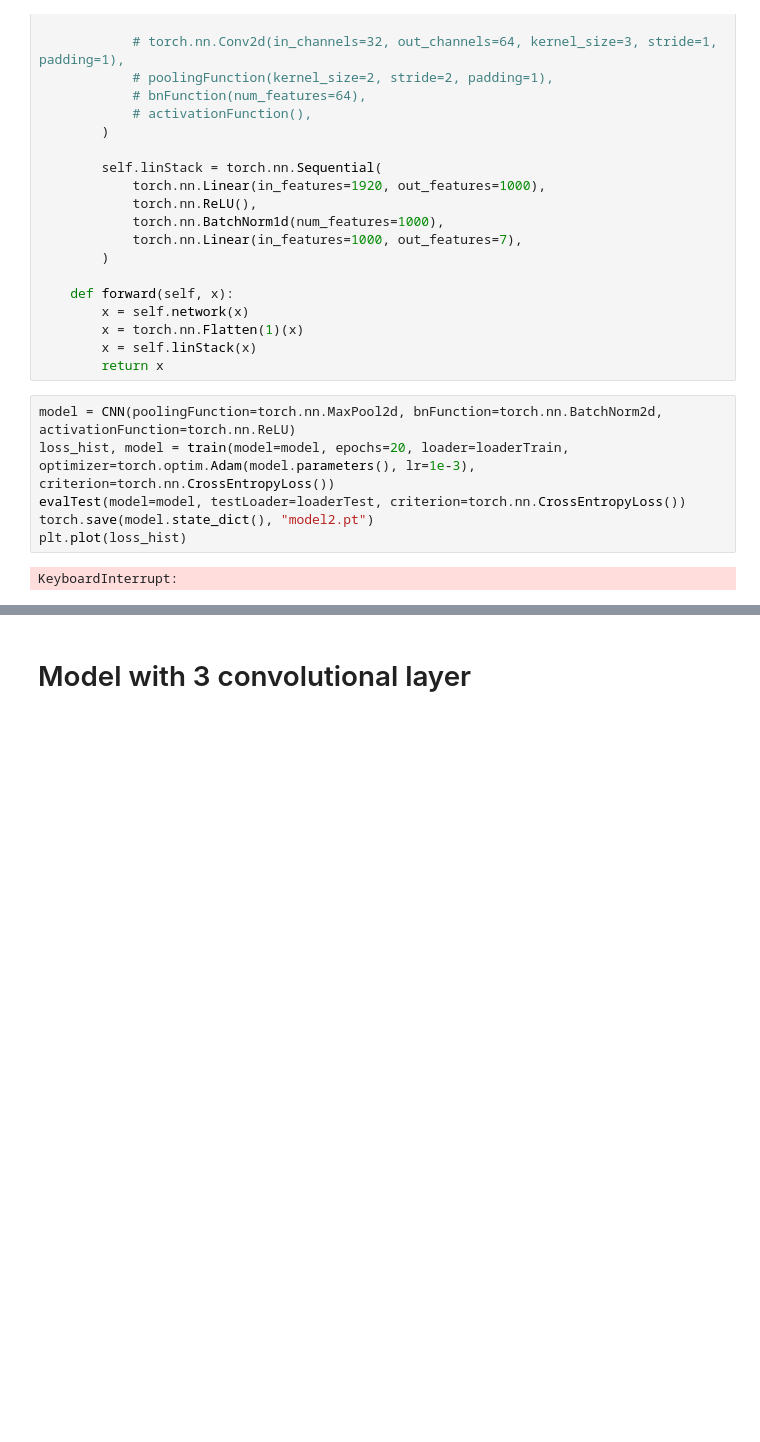
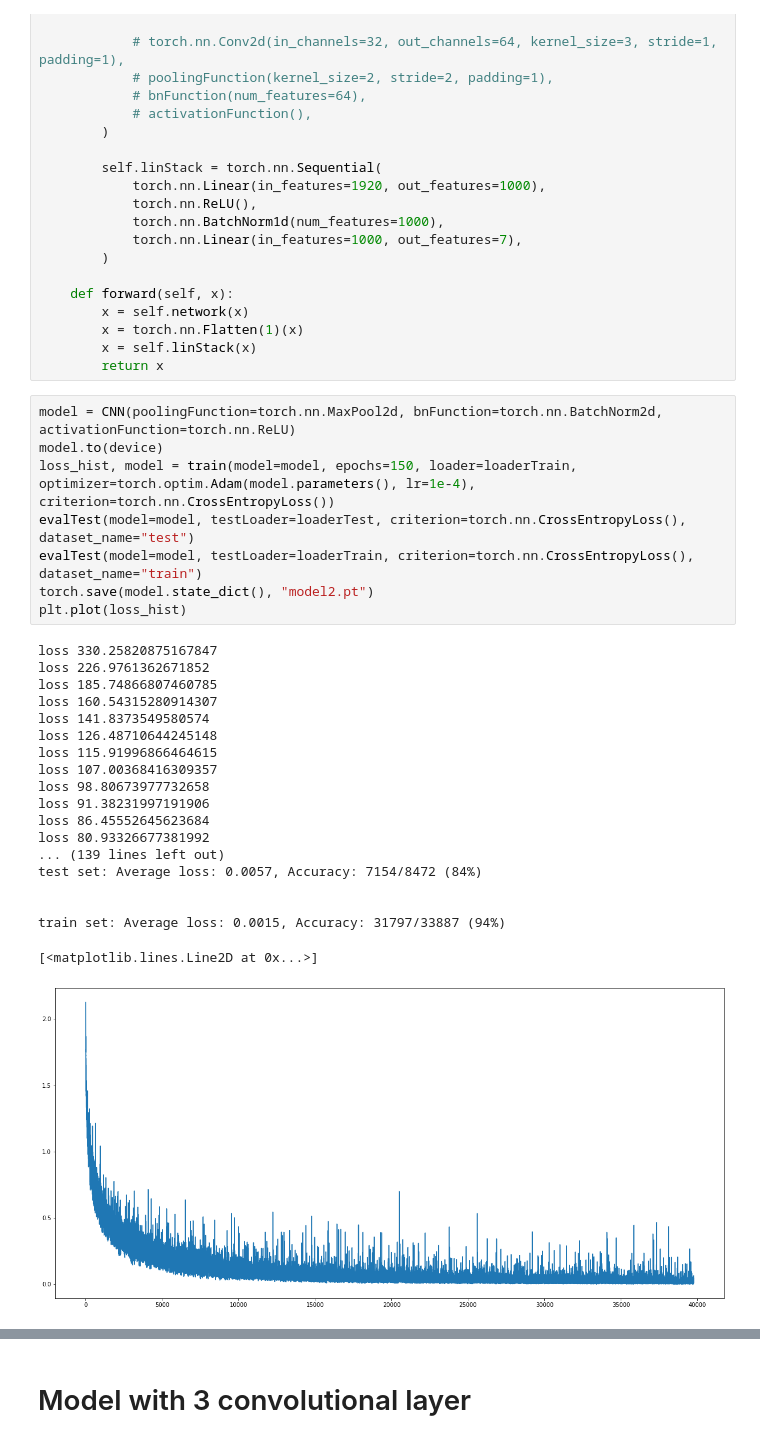
Before and after one commit to phyti1/ds_activity_tracker, a Jupyter notebook: cnn_rnsb/cnn.ipynb, the cells around one changed output, grey strips where cells are left out. Saved outputs shown, nothing was run; the diff lists cells and outputs as text; blank space fills up the shorter version.

```diff
--- a/cnn_rnsb/cnn.ipynb
+++ b/cnn_rnsb/cnn.ipynb
@@ -184,9 +289,29 @@ class CNN(torch.nn.Module):
         return x
 # %%
 model = CNN(poolingFunction=torch.nn.MaxPool2d, bnFunction=torch.nn.BatchNorm2d, activationFunction=torch.nn.ReLU)
-loss_hist, model = train(model=model, epochs=20, loader=loaderTrain, optimizer=torch.optim.Adam(model.parameters(), lr=1e-3), criterion=torch.nn.CrossEntropyLoss())
-evalTest(model=model, testLoader=loaderTest, criterion=torch.nn.CrossEntropyLoss())
+model.to(device)
+loss_hist, model = train(model=model, epochs=150, loader=loaderTrain, optimizer=torch.optim.Adam(model.parameters(), lr=1e-4), criterion=torch.nn.CrossEntropyLoss())
+evalTest(model=model, testLoader=loaderTest, criterion=torch.nn.CrossEntropyLoss(), dataset_name="test")
+evalTest(model=model, testLoader=loaderTrain, criterion=torch.nn.CrossEntropyLoss(), dataset_name="train")
 torch.save(model.state_dict(), "model2.pt")
 plt.plot(loss_hist)
 # %% [output]
-KeyboardInterrupt:
+loss 330.25820875167847
+loss 226.9761362671852
+loss 185.74866807460785
+loss 160.54315280914307
+loss 141.8373549580574
+loss 126.48710644245148
+loss 115.91996866464615
+loss 107.00368416309357
+loss 98.80673977732658
+loss 91.38231997191906
+loss 86.45552645623684
+loss 80.93326677381992
+... (139 lines left out)
+test set: Average loss: 0.0057, Accuracy: 7154/8472 (84%)
+
+
+train set: Average loss: 0.0015, Accuracy: 31797/33887 (94%)
+[<matplotlib.lines.Line2D at 0x...>]
+[figure, added]
```
Also changed, not shown: parts of 39 cells of this notebook, 3 other files.
